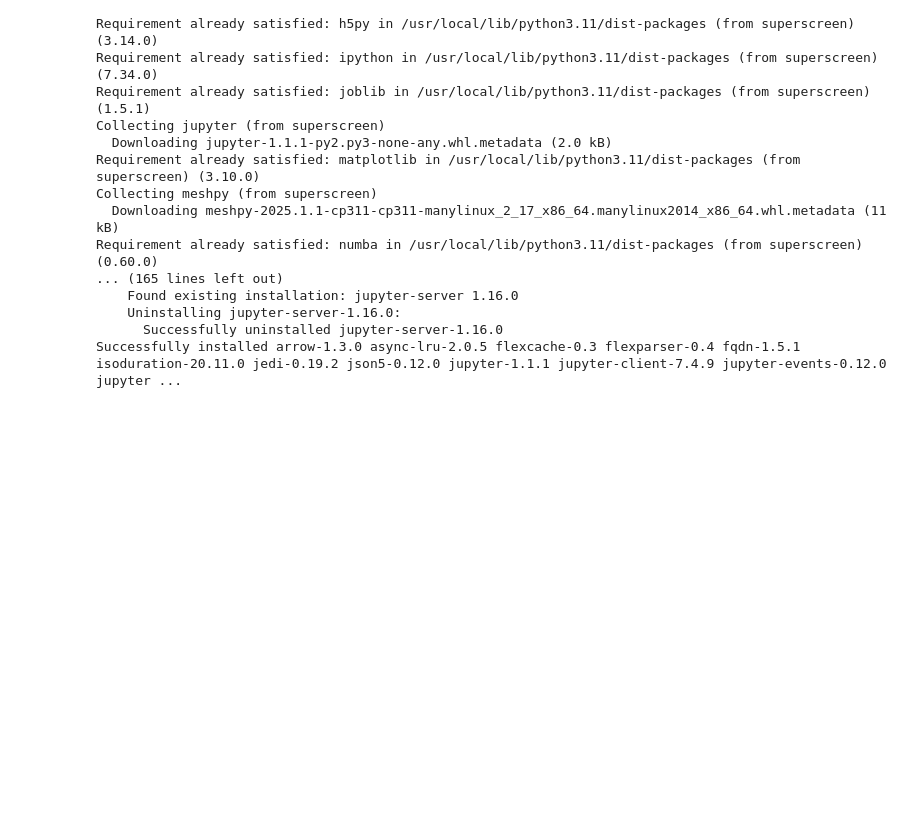
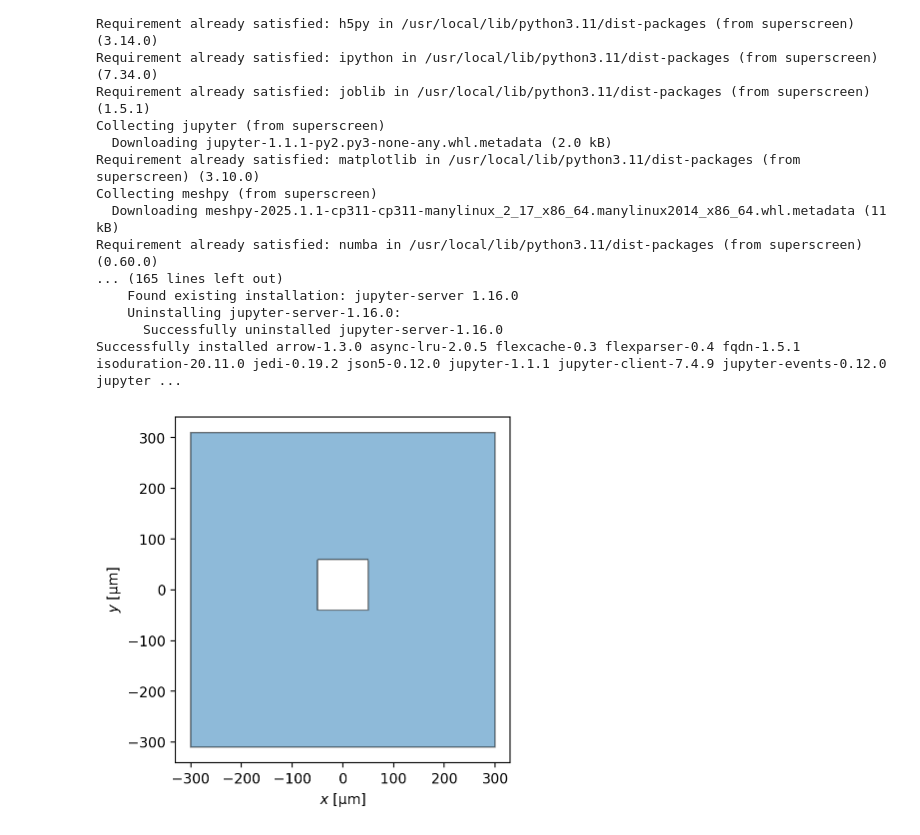
Before and after one commit to LeviathansDaughter/LOLIGO-VULGARIS, a Jupyter notebook: newcode.ipynb, the cells around one changed output. Saved outputs shown, nothing was run; the diff lists cells and outputs as text; code cells hidden in the pictures; blank space fills up the shorter version.

```diff
--- a/newcode.ipynb
+++ b/newcode.ipynb
@@ -372,3 +377,39 @@ plt.rcParams["font.size"] = 10
 
 import superscreen as sc
 from superscreen.geometry import circle, box
+# %%
+width = 600
+height = 620
+slot_height =20
+slot_width = 250
+x0, y0 = center = (0, 0)
+length_units = "um"
+slit_width=10
+slit_height=540
+hole_width=100
+hole_height=100
+
+length_units = "um"
+
+layers = [sc.Layer("base", Lambda=0.1, z0=0)]
+
+films = [sc.Polygon("film", layer="base", points=box(width, height))]
+
+holes = [
+    sc.Polygon("hole0", layer="base", points=box(hole_width, hole_height, center=(0,10))).buffer(0),
+    # sc.Polygon("hole1", layer="base", points=box(1, 2.5, center=(-3, 0.25))).buffer(0),
+]
+
+device = sc.Device(
+    "rect",
+    layers=layers,
+    films=films,
+    holes=holes,
+    length_units=length_units,
+)
+
+device.make_mesh(smooth=0)
+
+fig, ax = device.draw()
+# %% [output]
+[figure, added]
```
Also changed, not shown: parts of 9 cells of this notebook.
